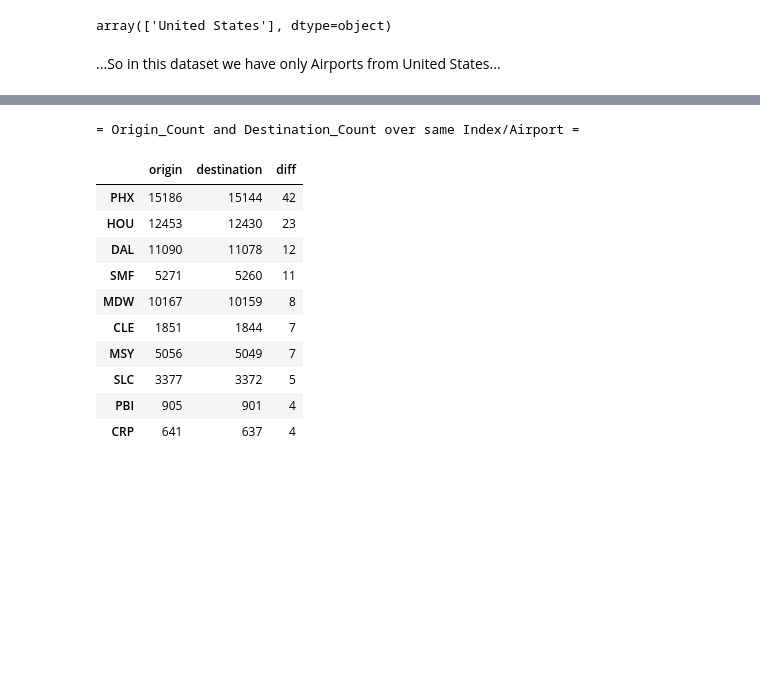
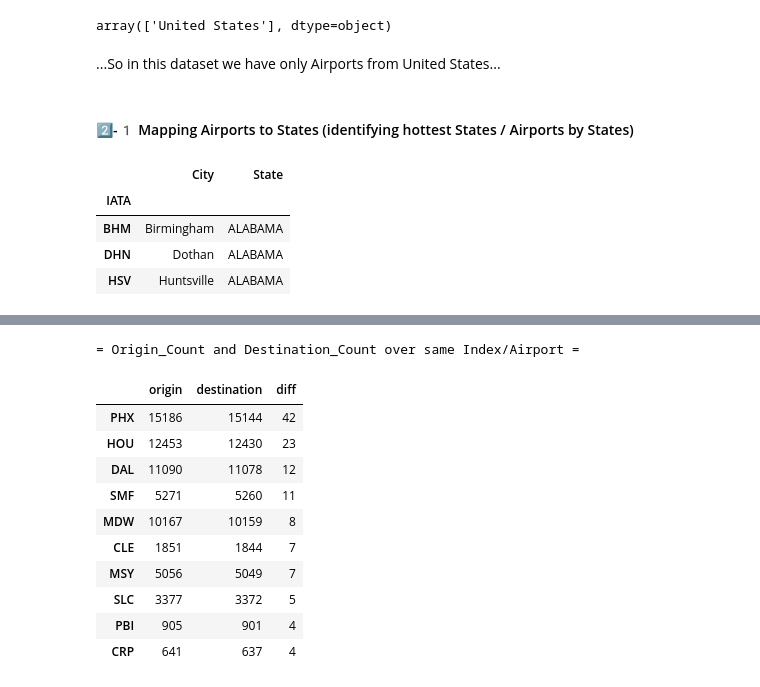
Before and after one commit to serg-razum-off/Altair, a Jupyter notebook: [PD] practice on V_Filghts.ipynb, the cells around one changed output, grey strips where cells are left out. Cells and saved outputs as stored; diff of their text form; code cells hidden in the pictures; blank space fills up the shorter version.

```diff
--- a/[PD] practice on V_Filghts.ipynb
+++ b/[PD] practice on V_Filghts.ipynb
@@ -247,4 +263,6 @@ with SuppressStdout():
     gc.collect()
 # %% [markdown]
 ...So in this dataset we have only Airports from United States...
+# %% [markdown]
+#### 2️⃣-1️ Mapping Airports to States (identifying hottest States / Airports by States)
 # %%
@@ -251,0 +270,8 @@ wiki_airports_us = get_wiki_airports_US()
+# %%
+wiki_airports_us[:3]
+# %% [output]
+|  | City | State |
+| IATA |  |  |
+| BHM | Birmingham | ALABAMA |
+| DHN | Dothan | ALABAMA |
+| HSV | Huntsville | ALABAMA |
```
Also changed, not shown: parts of 16 cells of this notebook, 2 other files.
